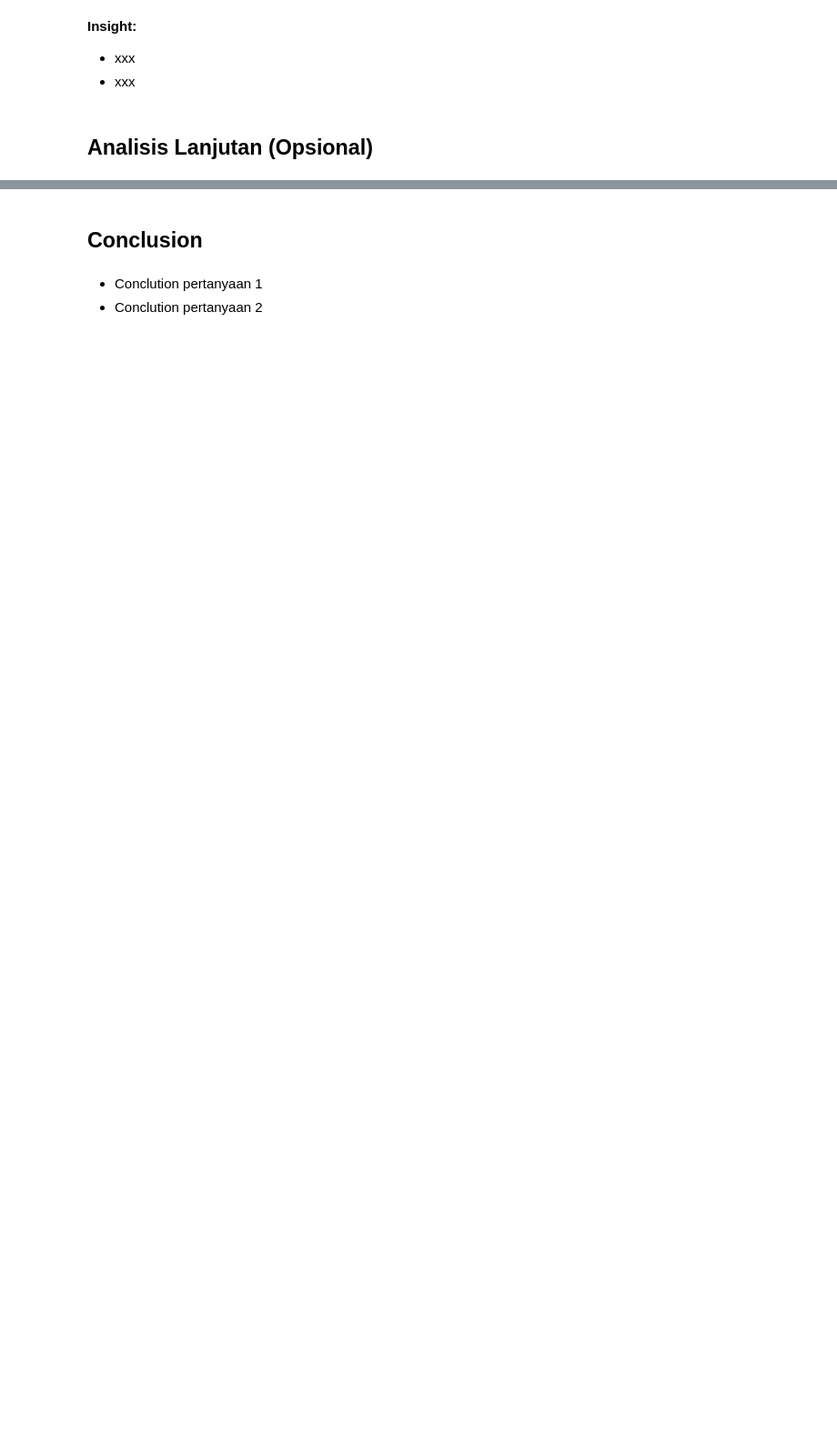
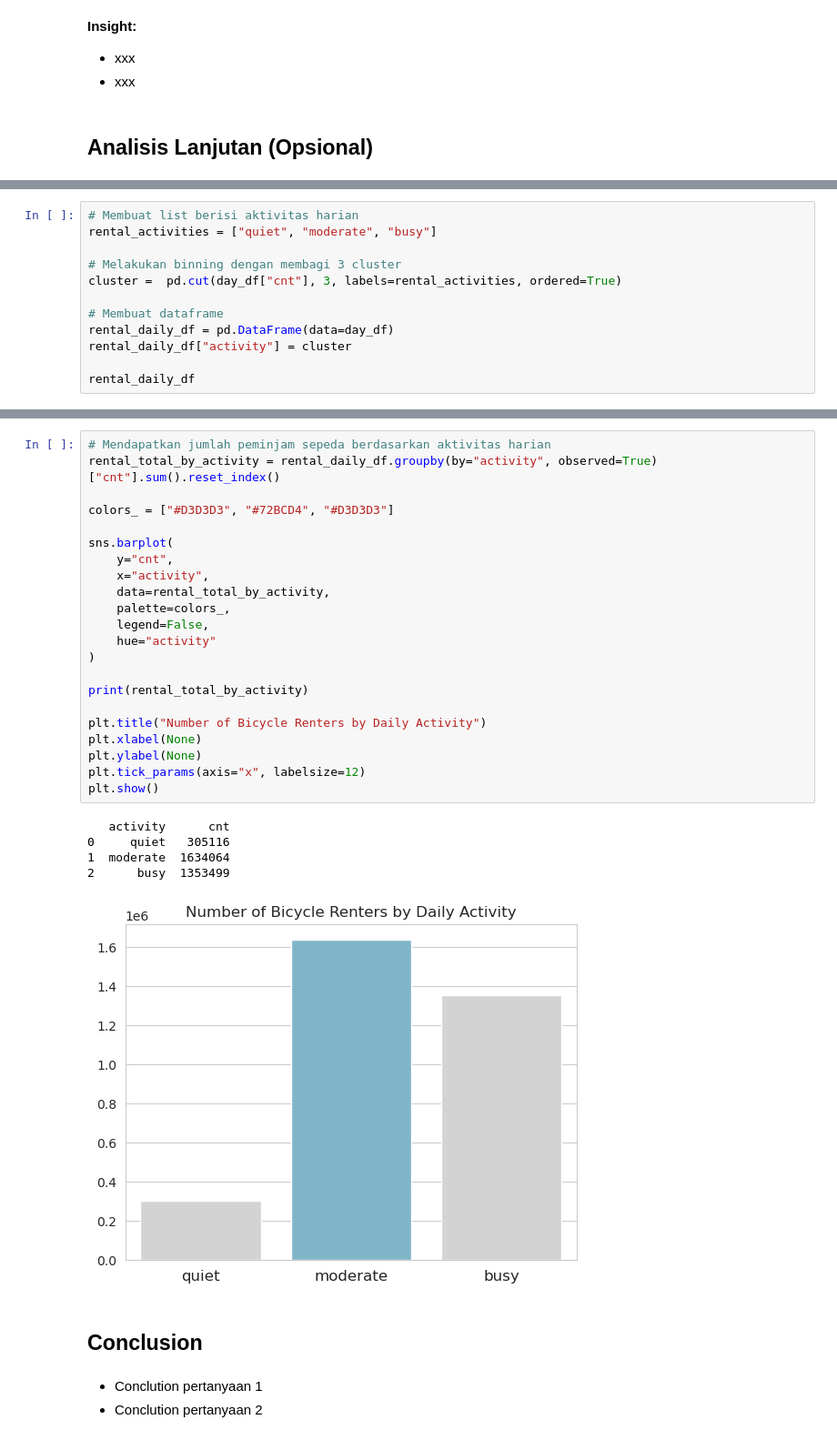
Before and after one commit to Refanz/analyst-data-bike-sharing, a Jupyter notebook: notebook.ipynb, the cells around one changed output, grey strips where cells are left out. Shown at 91% size. Saved outputs shown, nothing was run; the diff lists cells and outputs as text; blank space fills up the shorter version.

Commit message:
add advanced analysis using binning

```diff
--- a/notebook.ipynb
+++ b/notebook.ipynb
@@ -973,0 +976,12 @@ sns.heatmap(data=day_df[selected_columns].corr())
+# %%
+# Membuat list berisi aktivitas harian
+rental_activities = ["quiet", "moderate", "busy"]
+
+# Melakukan binning dengan membagi 3 cluster
+cluster =  pd.cut(day_df["cnt"], 3, labels=rental_activities, ordered=True)
+
+# Membuat dataframe
+rental_daily_df = pd.DataFrame(data=day_df)
+rental_daily_df["activity"] = cluster
+
+rental_daily_df
@@ -974,3 +1002,31 @@ sns.heatmap(data=day_df[selected_columns].corr())
+# %%
+# Mendapatkan jumlah peminjam sepeda berdasarkan aktivitas harian
+rental_total_by_activity = rental_daily_df.groupby(by="activity", observed=True)["cnt"].sum().reset_index()
+
+colors_ = ["#D3D3D3", "#72BCD4", "#D3D3D3"]
+
+sns.barplot(
+    y="cnt",
+    x="activity",
+    data=rental_total_by_activity,
+    palette=colors_,
+    legend=False,
+    hue="activity"
+)
+
+print(rental_total_by_activity)
+
+plt.title("Number of Bicycle Renters by Daily Activity")
+plt.xlabel(None)
+plt.ylabel(None)
+plt.tick_params(axis="x", labelsize=12)
+plt.show()
+# %% [output]
+   activity      cnt
+0     quiet   305116
+1  moderate  1634064
+2      busy  1353499
+[figure, added]
 # %% [markdown]
 ## Conclusion
 # %% [markdown]
```
Also changed, not shown: parts of 4 cells of this notebook.
